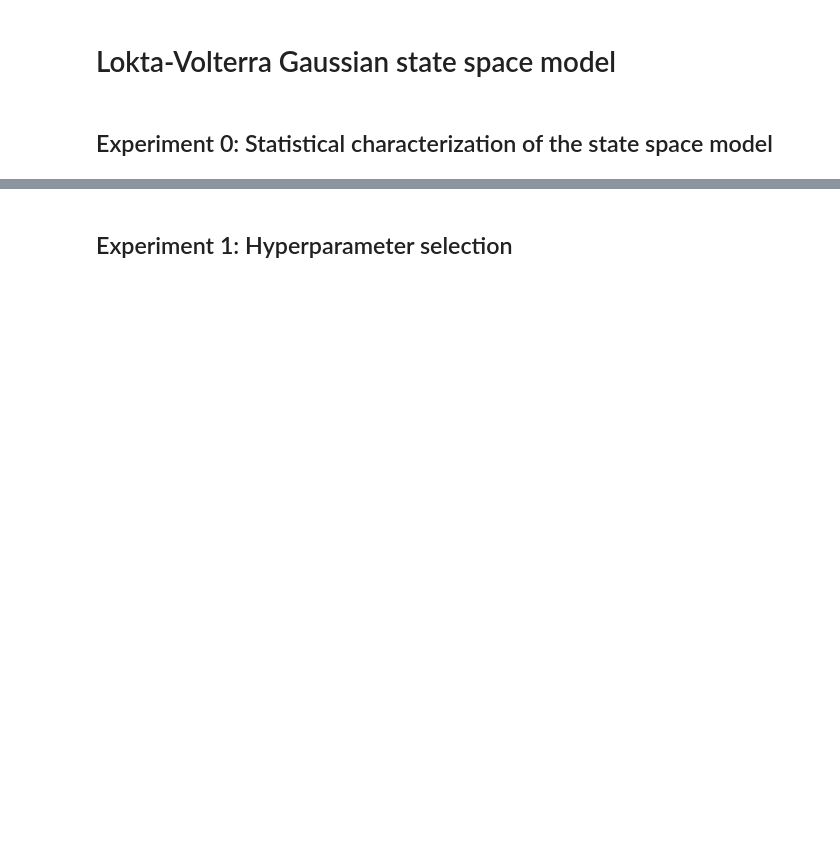
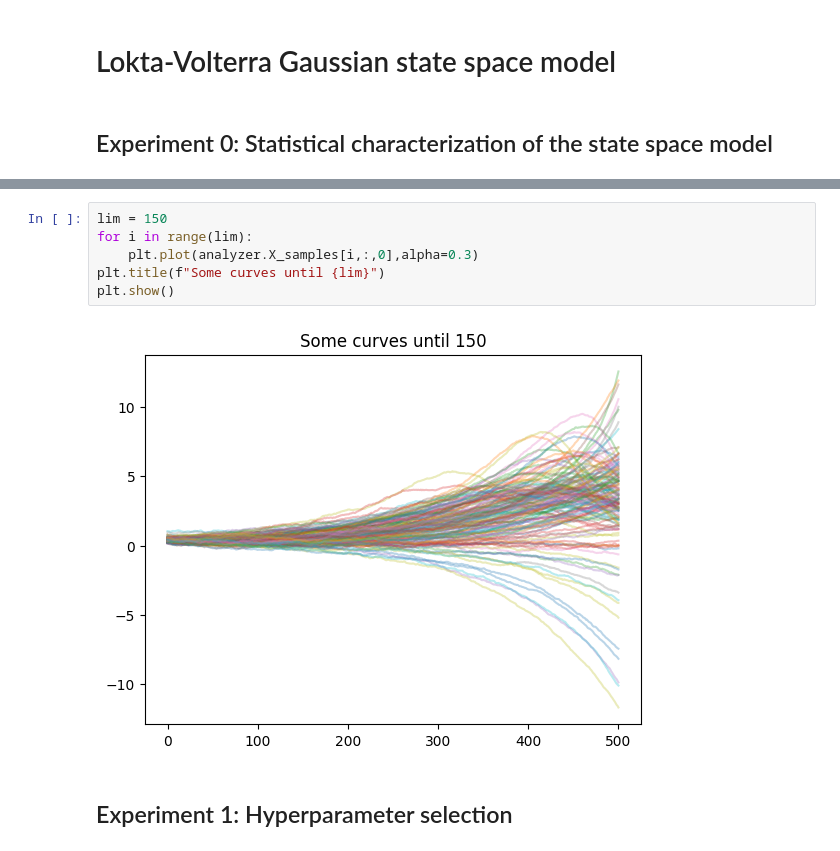
Before and after one commit to cnosa/BayesianSequentialLearning, a Jupyter notebook: Code/Examples/experiment_lokta_volterra.ipynb, the cells around one changed output, grey strips where cells are left out. Saved outputs shown, nothing was run; the diff lists cells and outputs as text; blank space fills up the shorter version.

```diff
--- a/Code/Examples/experiment_lokta_volterra.ipynb
+++ b/Code/Examples/experiment_lokta_volterra.ipynb
@@ -538,2 +566,10 @@ analyzer.plot_snapshot_distribution(
+# %%
+lim = 150
+for i in range(lim):
+    plt.plot(analyzer.X_samples[i,:,0],alpha=0.3)
+plt.title(f"Some curves until {lim}")
+plt.show()
+# %% [output]
+[figure, added]
 # %% [markdown]
 ## Experiment 1: Hyperparameter selection
```
Also changed, not shown: parts of 12 cells of this notebook, 2 other files.
